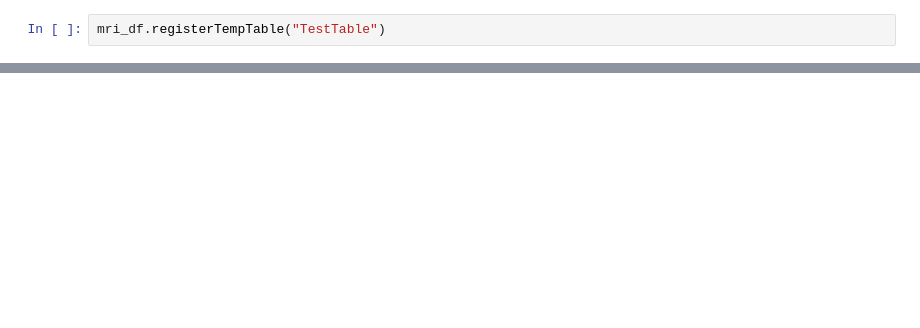
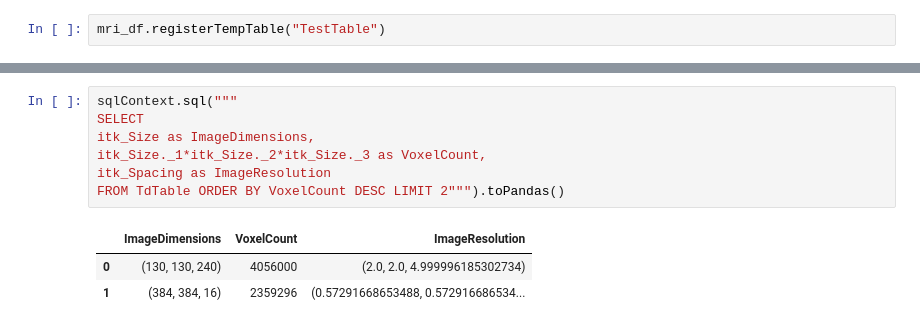
Before and after one commit to 4Quant/BBP-Setup, a Jupyter notebook: notebooks/Load DF Tiles.ipynb, the cells around one changed output, grey strips where cells are left out. Saved outputs shown, nothing was run; the diff lists cells and outputs as text; blank space fills up the shorter version.

```diff
--- a/notebooks/Load DF Tiles.ipynb
+++ b/notebooks/Load DF Tiles.ipynb
@@ -37,0 +60,11 @@ sqlContext.sql("""SELECT filename, GetSpacing FROM TESTTable LIMIT 2""").toPanda
+# %%
+sqlContext.sql("""
+SELECT
+itk_Size as ImageDimensions,
+itk_Size._1*itk_Size._2*itk_Size._3 as VoxelCount,
+itk_Spacing as ImageResolution
+FROM TdTable ORDER BY VoxelCount DESC LIMIT 2""").toPandas()
+# %% [output]
+|  | ImageDimensions | VoxelCount | ImageResolution |
+| 0 | (130, 130, 240) | 4056000 | (2.0, 2.0, 4.999996185302734) |
+| 1 | (384, 384, 16) | 2359296 | (0.57291668653488, 0.572916686534... |
```
Also changed, not shown: parts of 11 cells of this notebook.
